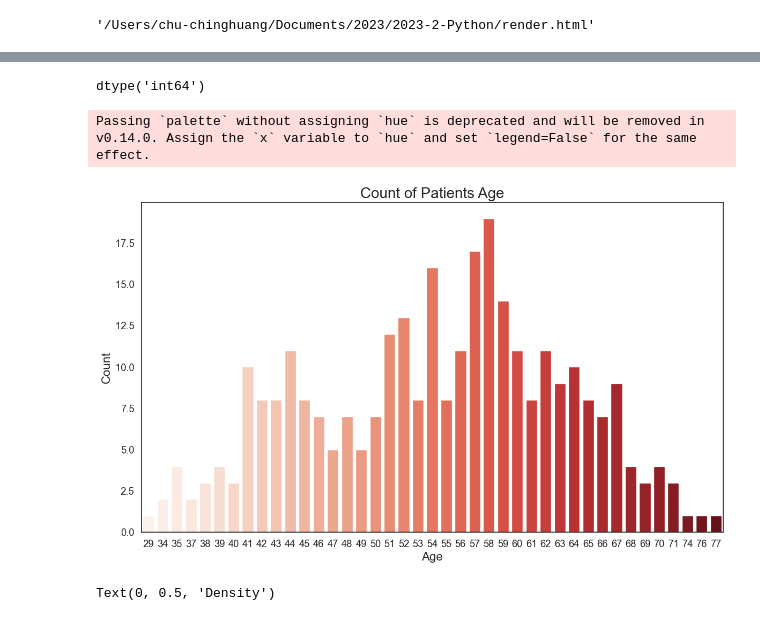
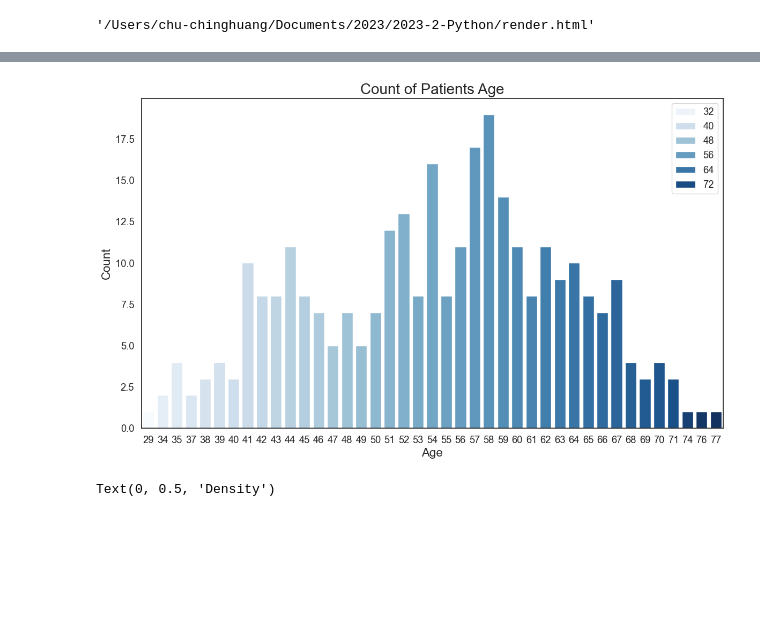
Before and after one commit to cchuang2009/2022-1, a Jupyter notebook: 2024/Week_3_Databases_intro.ipynb, the cells around one changed output, grey strips where cells are left out. Drawn from its saved outputs; the diff is of its cells as text; code cells hidden in the pictures; blank space fills up the shorter version.

```diff
--- a/2024/Week_3_Databases_intro.ipynb
+++ b/2024/Week_3_Databases_intro.ipynb
@@ -442,24 +442,23 @@ HTML("render.html")
 # %% [output]
 [interactive output not drawn]
 # %%
-heart['age'].value_counts()
+#gradient=np.sort(heart['age'].value_counts().index)
+gradient=heart["age"].values
-# %% [output]
-dtype('int64')
 # %%
 plt.figure(figsize=(14,8))
 sns.set(font_scale=1.2)
 sns.set_style("white")
 
-sns.countplot(x=heart["age"],
-              palette='Reds')
+# hue respect to value of itself
+sns.countplot(x=heart["age"],hue=gradient,
+              palette='Blues')
 
 
 plt.title("Count of Patients Age",fontsize=20)
 plt.xlabel("Age",fontsize=16)
 plt.ylabel("Count",fontsize=16);
 # %% [output]
-Passing `palette` without assigning `hue` is deprecated and will be removed in v0.14.0. Assign the `x` variable to `hue` and set `legend=False` for the same effect.
-[figure, old version]
+[figure, new version]
 # %%
 # age based analysis
 sns.set(font_scale=1.3)
```
Also changed, not shown: parts of 4 cells of this notebook.
